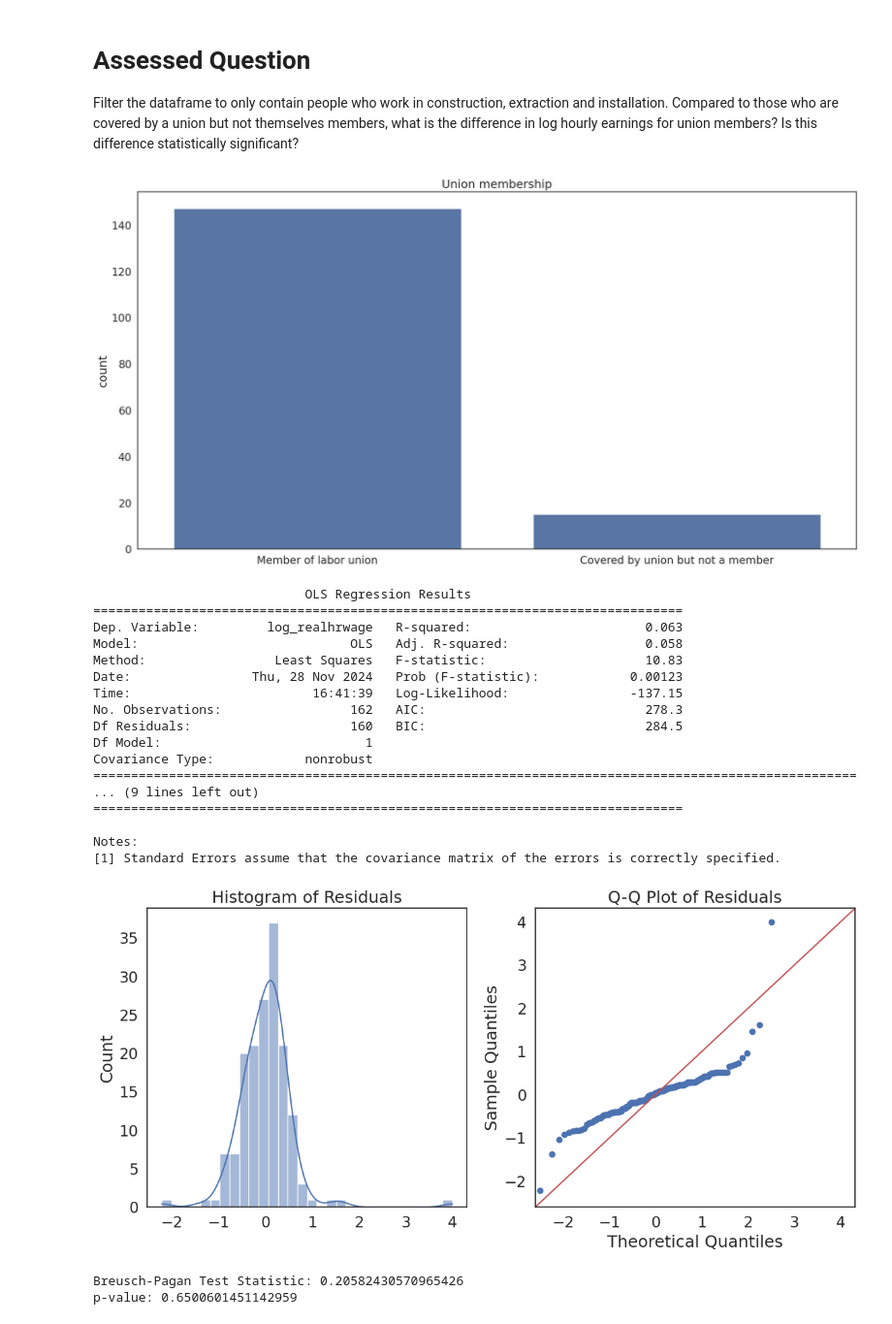
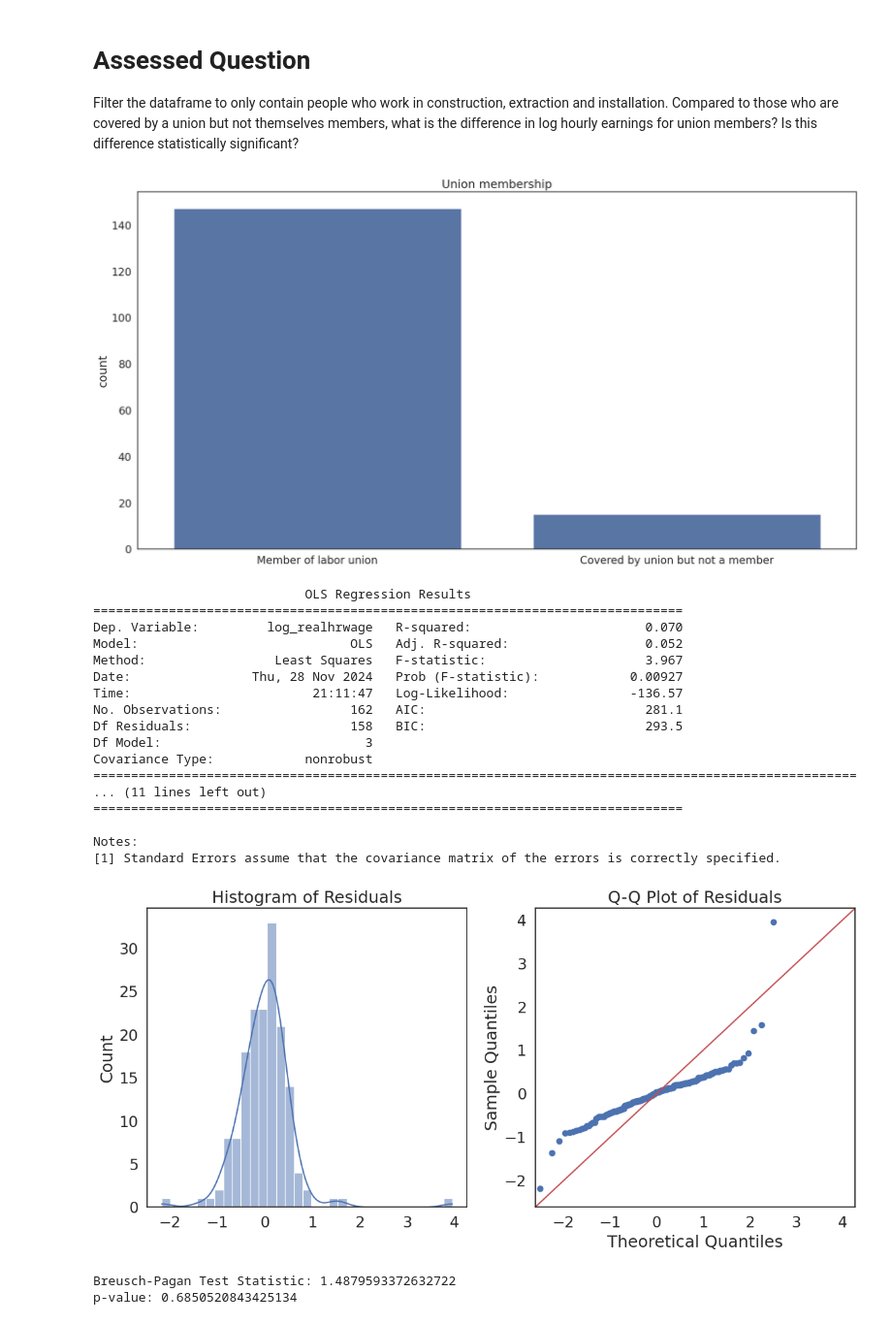
Before and after one commit to julia13dfm/QM2, a Jupyter notebook: notebooks/W07. Linear Regression.ipynb, the cells around one changed output. Shown at 97% size. Cells and saved outputs as stored; diff of their text form; code cells hidden in the pictures.

```diff
--- a/notebooks/W07. Linear Regression.ipynb
+++ b/notebooks/W07. Linear Regression.ipynb
@@ -613,7 +613,7 @@ filtered_df = pd.get_dummies(filtered_df, columns=['union_status'], drop_first=T
 filtered_df.rename(columns={'union_status_Union Member': 'union_status_Union_Member'}, inplace=True)
 
 #Regression
-model = ols('log_realhrwage ~ union_status_Union_Member', data=filtered_df).fit()
+model = ols('log_realhrwage ~ union_status_Union_Member + age + C(sex)', data=filtered_df).fit()
 print(model.summary())
 
 # Calculate the residuals
@@ -633,43 +633,47 @@ from statsmodels.stats.diagnostic import het_breuschpagan
 # Perform Breusch-Pagan test
 bp_test = het_breuschpagan(residuals, model.model.exog)
 
 # Test results
 print("Breusch-Pagan Test Statistic:", bp_test[0])
 print("p-value:", bp_test[1])
 
 # Multicolliniarity
 # Assuming 'filtered_df' contains your dataset
 # Step 1: Extract relevant independent variables (excluding the dependent variable)
 independent_vars = filtered_df[['log_realhrwage', 'union_status_Union_Member']]  # Add more variables as needed
 
 # Step 2: Compute the correlation matrix
 correlation_matrix = independent_vars.corr()
 
 # Step 3: Plot the heatmap
 plt.figure(figsize=(8, 6))
 sns.heatmap(correlation_matrix, annot=True, cmap='coolwarm', fmt=".2f", cbar=True)
 plt.title("Correlation Heatmap for Independent Variables")
 plt.show()
+
+#Interpretation:
+#The coefficient of 0.49 indicates that workers in construction who are in are not in a union but covered earn 0.49 extra log units of salary per hour compared to those who are in a union.
+#this relationship is positive and significant at the 5% level as indicated by a p-value of 0.003
 # %% [output]
 [figure]
                             OLS Regression Results
 ==============================================================================
-Dep. Variable:         log_realhrwage   R-squared:                       0.063
-Model:                            OLS   Adj. R-squared:                  0.058
-Method:                 Least Squares   F-statistic:                     10.83
-Date:                Thu, 28 Nov 2024   Prob (F-statistic):            0.00123
-Time:                        16:41:39   Log-Likelihood:                -137.15
-No. Observations:                 162   AIC:                             278.3
-Df Residuals:                     160   BIC:                             284.5
-Df Model:                           1
+Dep. Variable:         log_realhrwage   R-squared:                       0.070
+Model:                            OLS   Adj. R-squared:                  0.052
+Method:                 Least Squares   F-statistic:                     3.967
+Date:                Thu, 28 Nov 2024   Prob (F-statistic):            0.00927
+Time:                        21:11:47   Log-Likelihood:                -136.57
+No. Observations:                 162   AIC:                             281.1
+Df Residuals:                     158   BIC:                             293.5
+Df Model:                           3
 Covariance Type:            nonrobust
 =====================================================================================================
-... (9 lines left out)
+... (11 lines left out)
 ==============================================================================
 
 Notes:
 [1] Standard Errors assume that the covariance matrix of the errors is correctly specified.
-[figure, old version]
+[figure, new version]
-Breusch-Pagan Test Statistic: 0.20582430570965426
-p-value: 0.6500601451142959
+Breusch-Pagan Test Statistic: 1.4879593372632722
+p-value: 0.6850520843425134
 [figure]
```
Also changed, not shown: parts of 2 cells of this notebook.
